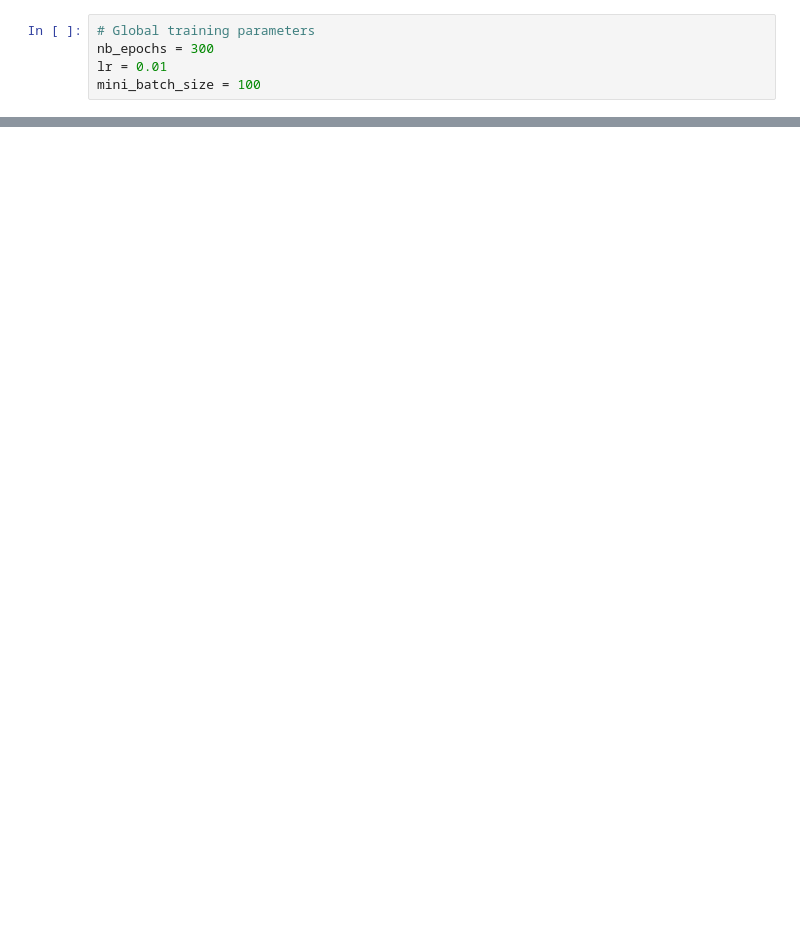
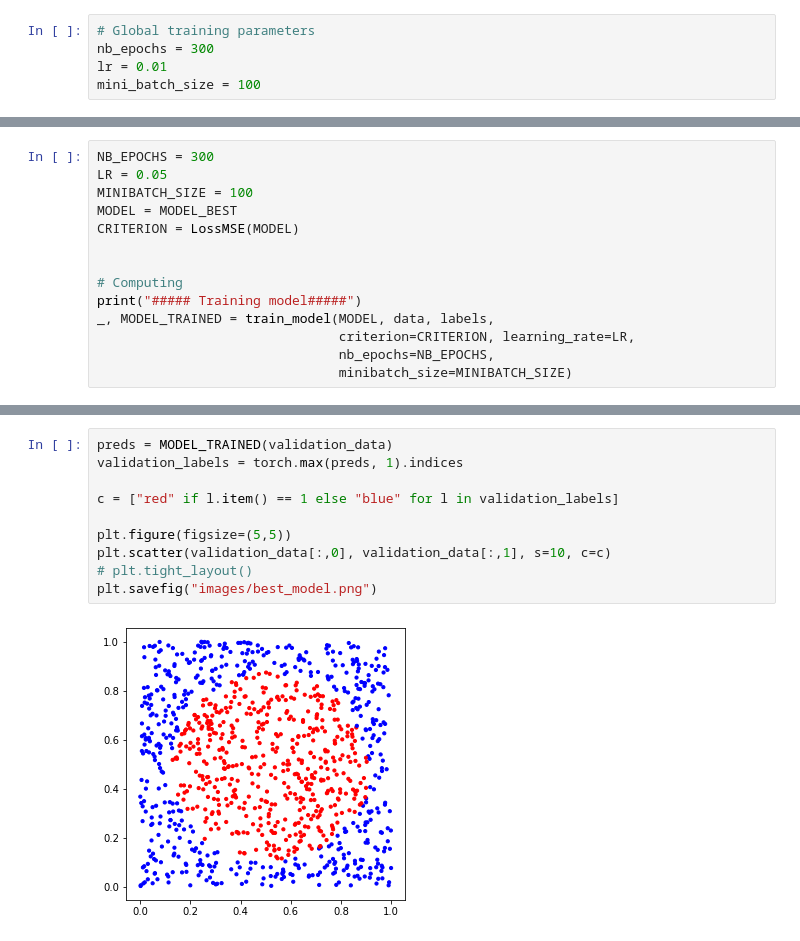
Before and after one commit to Battleman/EE559-miniprojects, a Jupyter notebook: Proj2/workbench.ipynb, the cells around one changed output, grey strips where cells are left out. Drawn from its saved outputs; the diff is of its cells as text; blank space fills up the shorter version.

```diff
--- a/Proj2/workbench.ipynb
+++ b/Proj2/workbench.ipynb
@@ -82,0 +87,14 @@ Epoch 300, loss : 0.8922650218009949
+# %%
+NB_EPOCHS = 300
+LR = 0.05
+MINIBATCH_SIZE = 100
+MODEL = MODEL_BEST
+CRITERION = LossMSE(MODEL)
+
+
+# Computing
+print("##### Training model#####")
+_, MODEL_TRAINED = train_model(MODEL, data, labels,
+                               criterion=CRITERION, learning_rate=LR,
+                               nb_epochs=NB_EPOCHS,
+                               minibatch_size=MINIBATCH_SIZE)
@@ -82,0 +114,12 @@ Epoch 300, loss : 0.8922650218009949
+# %%
+preds = MODEL_TRAINED(validation_data)
+validation_labels = torch.max(preds, 1).indices
+
+c = ["red" if l.item() == 1 else "blue" for l in validation_labels]
+
+plt.figure(figsize=(5,5))
+plt.scatter(validation_data[:,0], validation_data[:,1], s=10, c=c)
+# plt.tight_layout()
+plt.savefig("images/best_model.png")
+# %% [output]
+[figure, added]
```
Also changed, not shown: parts of 4 cells of this notebook.
